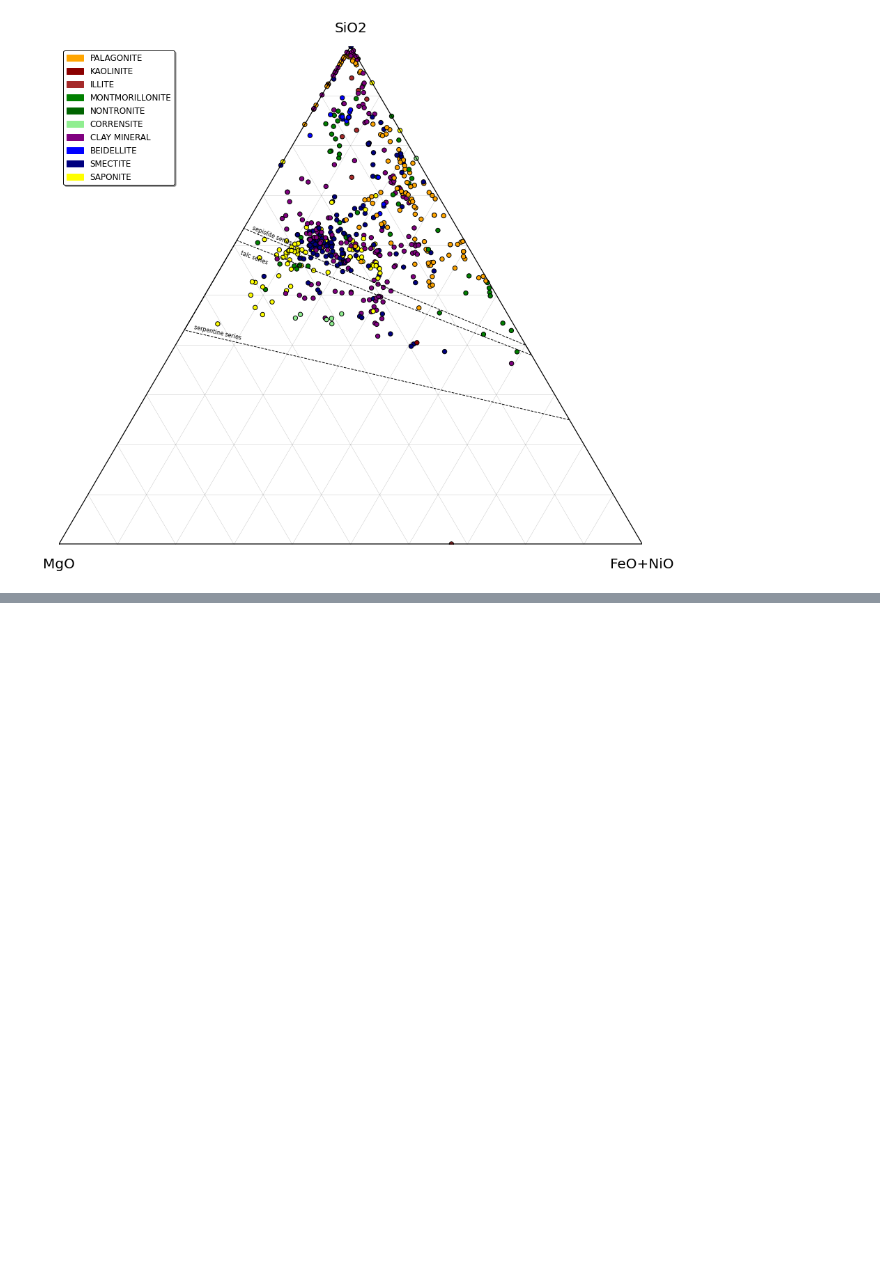
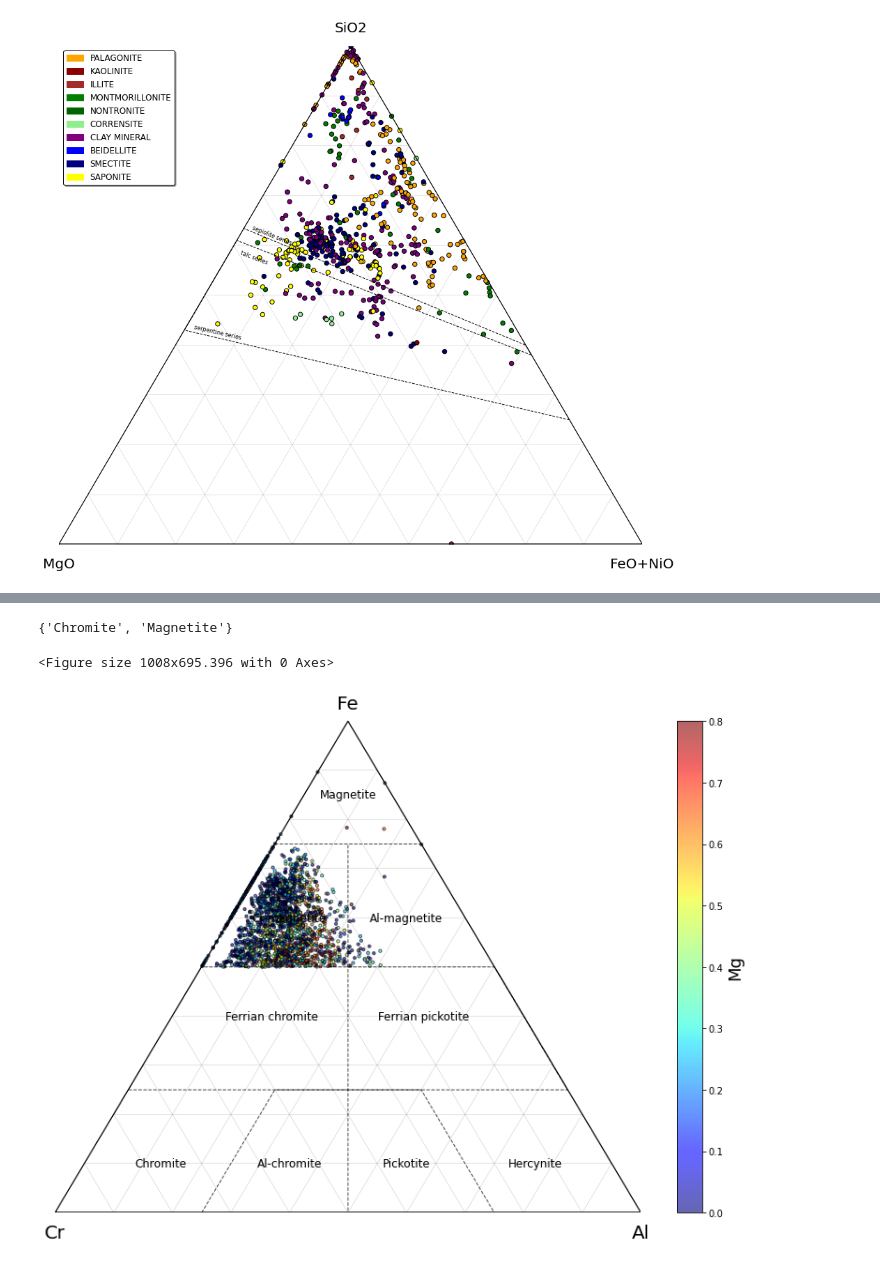
Before and after one commit to mattlamachado/Ternaryplot_Mineral_Classif, a Jupyter notebook: ternary_mineral_classif_1.2.ipynb, the cells around one changed output, grey strips where cells are left out. Saved outputs shown, nothing was run; the diff lists cells and outputs as text; code cells hidden in the pictures; blank space fills up the shorter version.

```diff
--- a/ternary_mineral_classif_1.2.ipynb
+++ b/ternary_mineral_classif_1.2.ipynb
@@ -541,0 +556,14 @@ ternary_plot(clay['MGO'], clay['FEO'], clay['SIO2'],
+# %%
+filtro = chromites['Fe'] / (chromites['Fe'] + chromites['Al'] + chromites['Cr'])
+filtro
+
+magnetites = chromites[filtro > 0.5]
+# %%
+chromites.is_copy = False
+
+for i in magnetites.index:
+    chromites['classification'][chromites.index == i] = 'Magnetite'
+
+set(chromites['classification'])
+# %% [output]
+{'Chromite', 'Magnetite'}
@@ -541,0 +572,12 @@ ternary_plot(clay['MGO'], clay['FEO'], clay['SIO2'],
+# %%
+ternary_plot(magnetites['Cr'], magnetites['Al'], magnetites['Fe'],
+             s = 10, alpha = 0.6,
+             barvar=magnetites['Mg'],
+             cmapcolor='jet',
+             fields = 'chromite',
+             grid=True,
+             frame= (12,11),
+             vmax = 0.8, vmin = None)
+# %% [output]
+<Figure size 1008x695.396 with 0 Axes>
+[figure, added]
```
Also changed, not shown: parts of 6 cells of this notebook.
